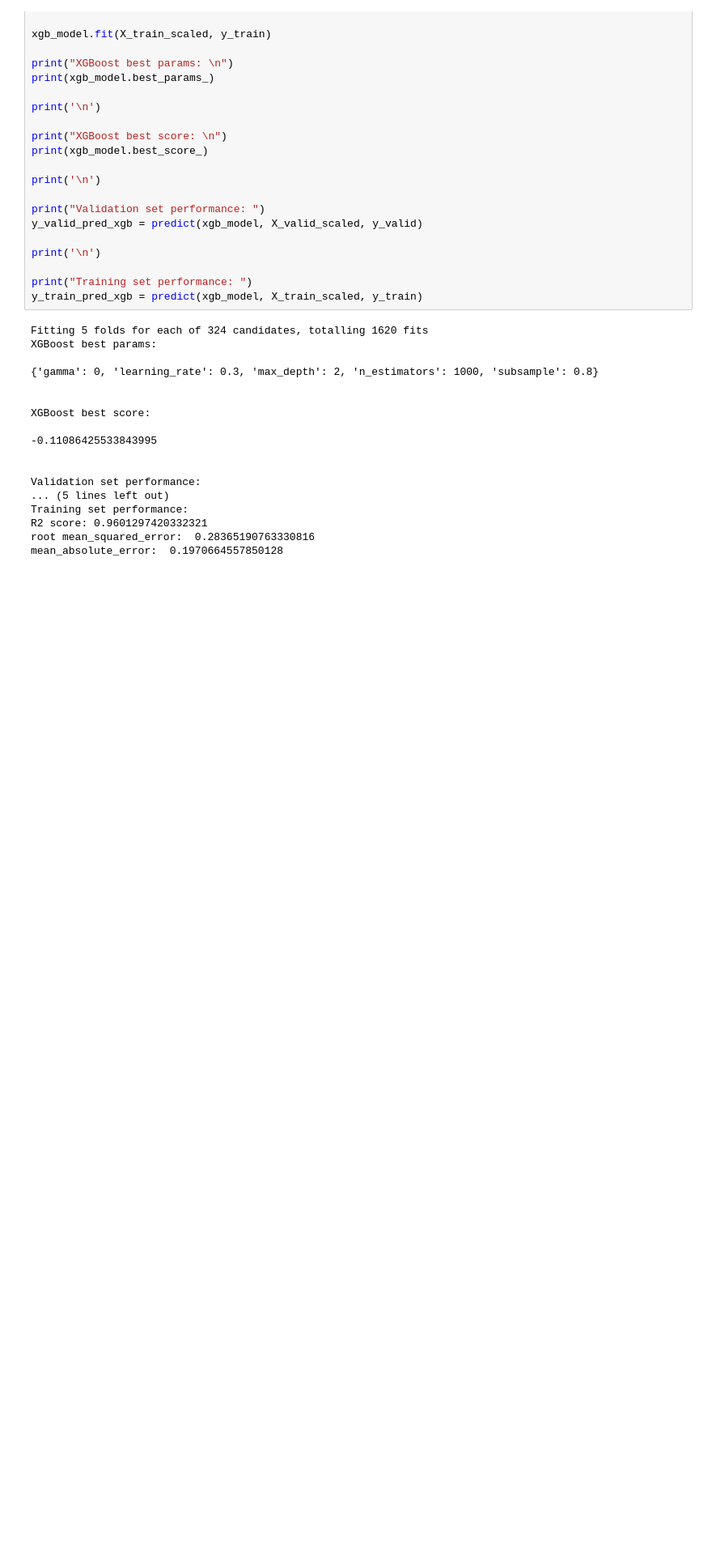
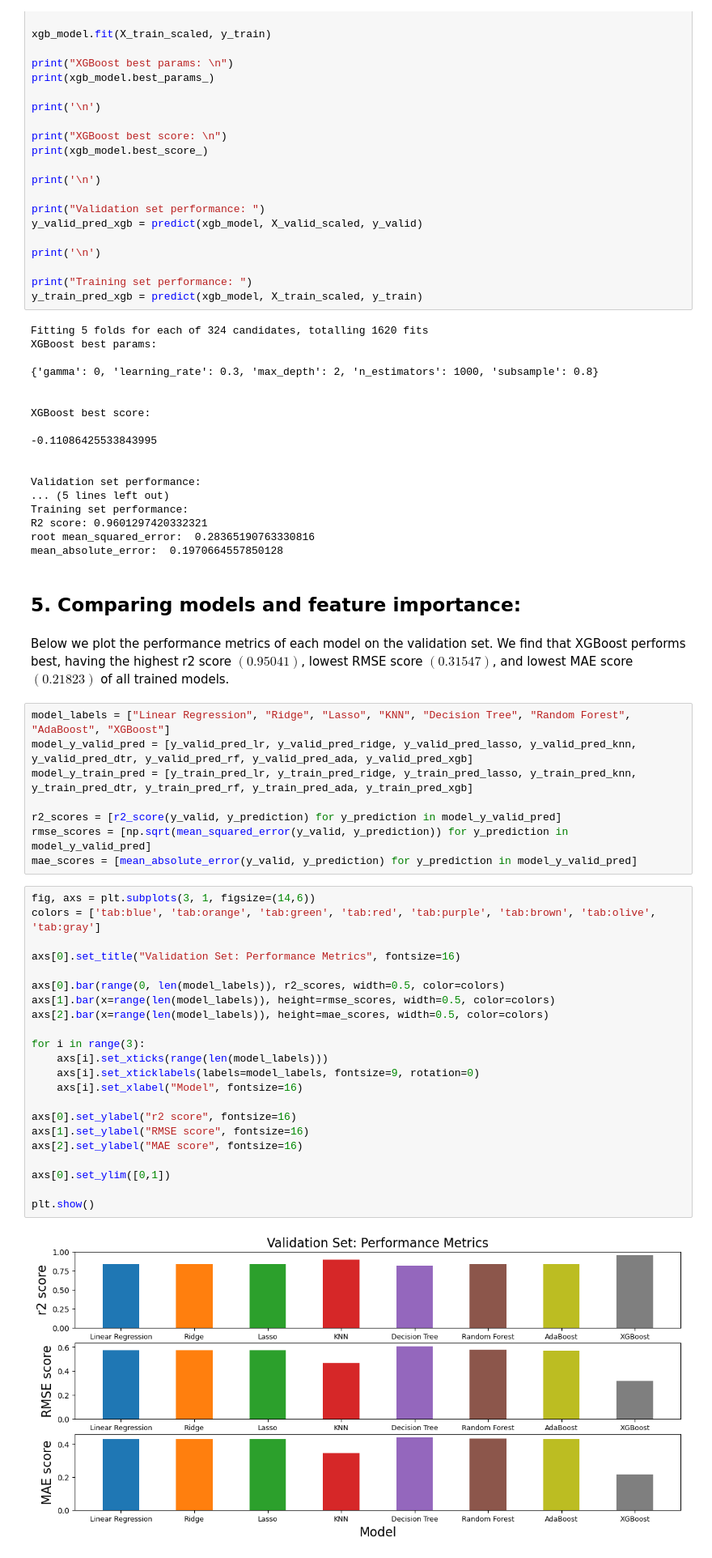
Before and after one commit to owenpb/Kaggle-Bike-Sharing-Prediction, a Jupyter notebook: kaggle-bike-sharing.ipynb, the cells around one changed output. Shown at 81% size. Cells and saved outputs as stored; diff of their text form; blank space fills up the shorter version.

Commit message:
Comparing models and final predictions on test set

```diff
--- a/kaggle-bike-sharing.ipynb
+++ b/kaggle-bike-sharing.ipynb
@@ -657,3 +657,39 @@ Training set performance:
 R2 score: 0.9601297420332321
 root mean_squared_error:  0.28365190763330816
 mean_absolute_error:  0.1970664557850128
+# %% [markdown]
+## 5. Comparing models and feature importance:
+# %% [markdown]
+Below we plot the performance metrics of each model on the validation set. We find that XGBoost performs best, having the highest r2 score $(0.95041)$, lowest RMSE score $(0.31547)$, and lowest MAE score $(0.21823)$ of all trained models.
+# %%
+model_labels = ["Linear Regression", "Ridge", "Lasso", "KNN", "Decision Tree", "Random Forest", "AdaBoost", "XGBoost"]
+model_y_valid_pred = [y_valid_pred_lr, y_valid_pred_ridge, y_valid_pred_lasso, y_valid_pred_knn, y_valid_pred_dtr, y_valid_pred_rf, y_valid_pred_ada, y_valid_pred_xgb]
+model_y_train_pred = [y_train_pred_lr, y_train_pred_ridge, y_train_pred_lasso, y_train_pred_knn, y_train_pred_dtr, y_train_pred_rf, y_train_pred_ada, y_train_pred_xgb]
+
+r2_scores = [r2_score(y_valid, y_prediction) for y_prediction in model_y_valid_pred]
+rmse_scores = [np.sqrt(mean_squared_error(y_valid, y_prediction)) for y_prediction in model_y_valid_pred]
+mae_scores = [mean_absolute_error(y_valid, y_prediction) for y_prediction in model_y_valid_pred]
+# %%
+fig, axs = plt.subplots(3, 1, figsize=(14,6))
+colors = ['tab:blue', 'tab:orange', 'tab:green', 'tab:red', 'tab:purple', 'tab:brown', 'tab:olive', 'tab:gray']
+
+axs[0].set_title("Validation Set: Performance Metrics", fontsize=16)
+
+axs[0].bar(range(0, len(model_labels)), r2_scores, width=0.5, color=colors)
+axs[1].bar(x=range(len(model_labels)), height=rmse_scores, width=0.5, color=colors)
+axs[2].bar(x=range(len(model_labels)), height=mae_scores, width=0.5, color=colors)
+
+for i in range(3):
+    axs[i].set_xticks(range(len(model_labels)))
+    axs[i].set_xticklabels(labels=model_labels, fontsize=9, rotation=0)
+    axs[i].set_xlabel("Model", fontsize=16)
+
+axs[0].set_ylabel("r2 score", fontsize=16)
+axs[1].set_ylabel("RMSE score", fontsize=16)
+axs[2].set_ylabel("MAE score", fontsize=16)
+
+axs[0].set_ylim([0,1])
+
+plt.show()
+# %% [output]
+[figure, added]
```
Also changed, not shown: parts of 14 cells of this notebook, 1 other file.
